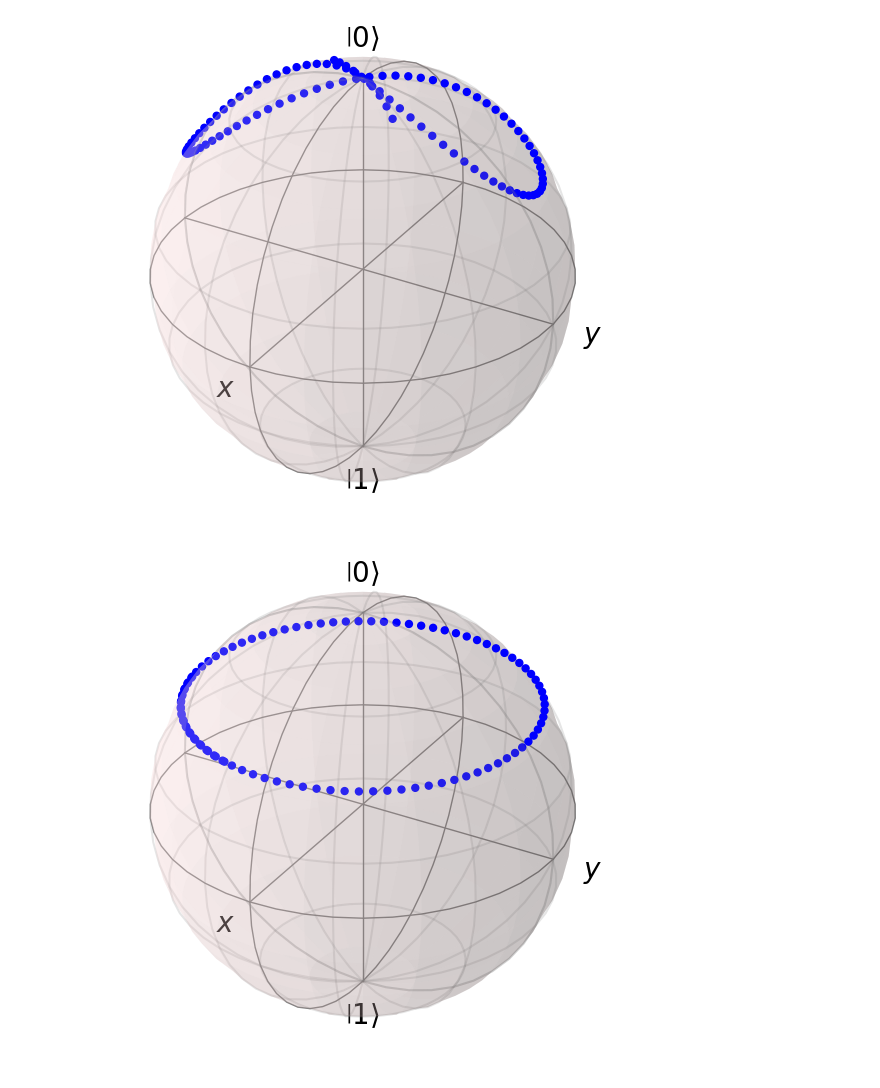
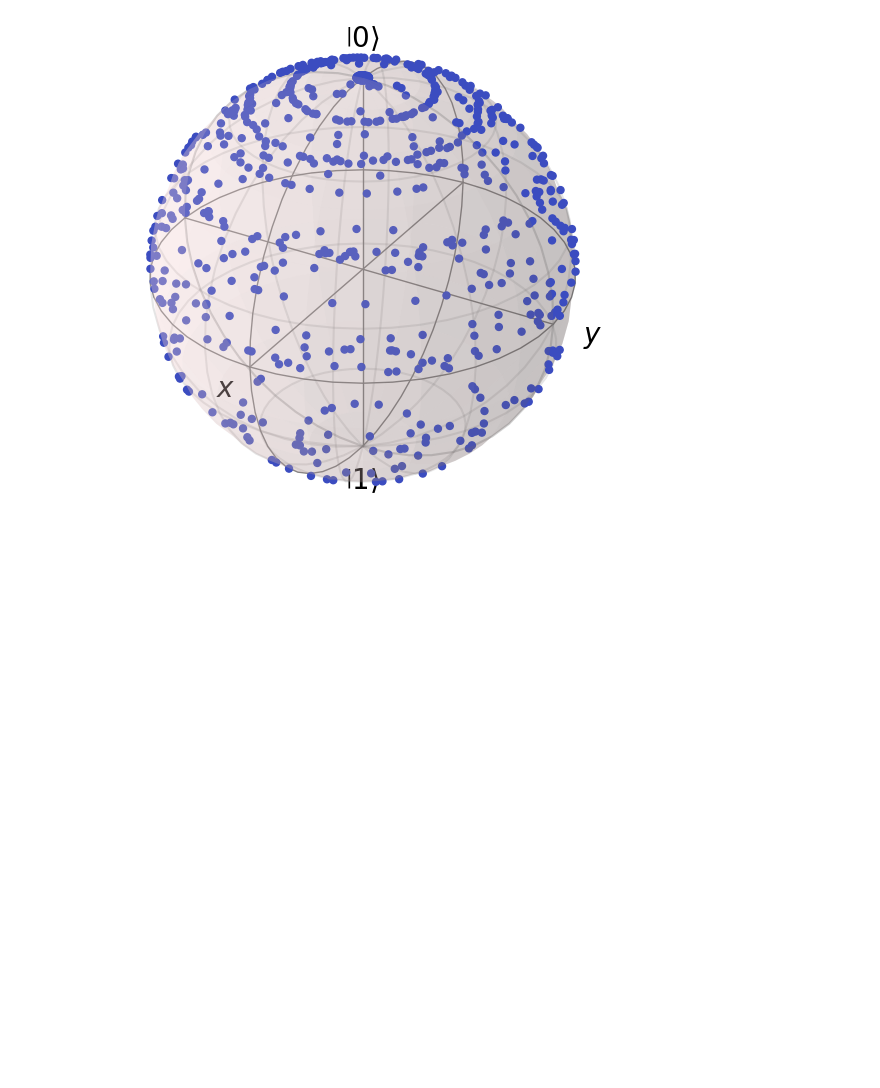
Before and after one commit to VishChaudhary/rl-repo, a Jupyter notebook: scripts/inspect_actions.ipynb, the cells around one changed output. Saved outputs shown, nothing was run; the diff lists cells and outputs as text; code cells hidden in the pictures; blank space fills up the shorter version.

Commit message:
update to visualizing the actions

```diff
--- a/scripts/inspect_actions.ipynb
+++ b/scripts/inspect_actions.ipynb
@@ -113,9 +172,13 @@ def plot_bloch_sphere(action_type=None, specified_action=None, default_values=[0
 # %%
-def_values = [0.5, -1, -1]
-plot_bloch_sphere("gamma_magnitude", default_values=def_values)
-plot_bloch_sphere("gamma_phase", default_values=def_values)
-plot_bloch_sphere("alpha", default_values=def_values)
+# Set the number of samples when scanning over a range
+num_samples = 100  # Number of values to test per action
+actions = np.linspace(-1, 1, num_samples)  # Generate action values from -1 to 1
+
+def_values = [.9, -0.3, -1]
+# plot_bloch_sphere("gamma_magnitude", default_values=def_values)
+# plot_bloch_sphere("gamma_phase", default_values=def_values)
+# plot_bloch_sphere("alpha", default_values=def_values)
 # plot_bloch_sphere(specified_action=[-1,-1,-1])  # User-specified action
+all_actions_superimposed()
 # %% [output]
-[figure, old version]
+[figure, new version]
-[figure, removed]
```
Also changed, not shown: parts of 4 cells of this notebook, 5 other files.
